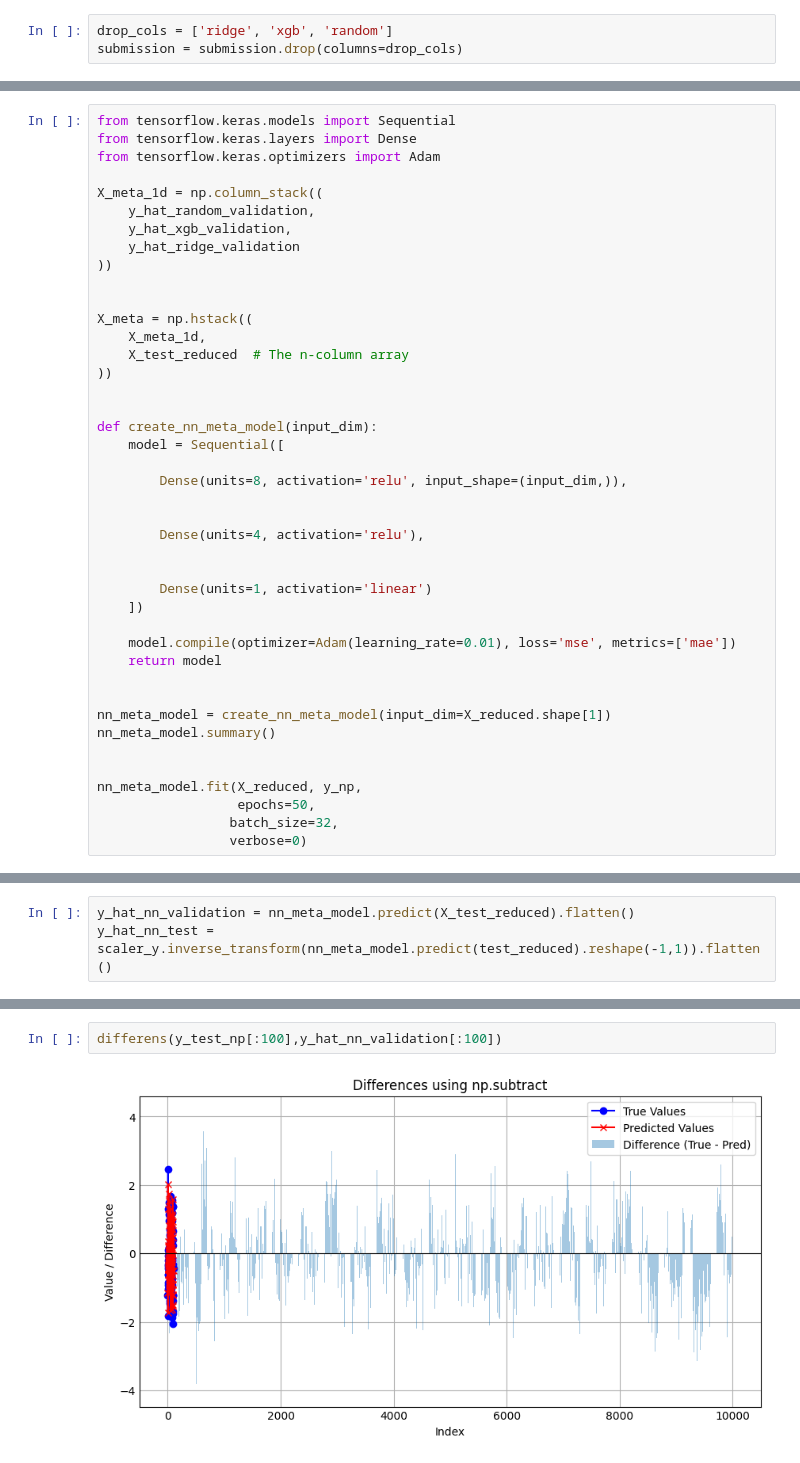
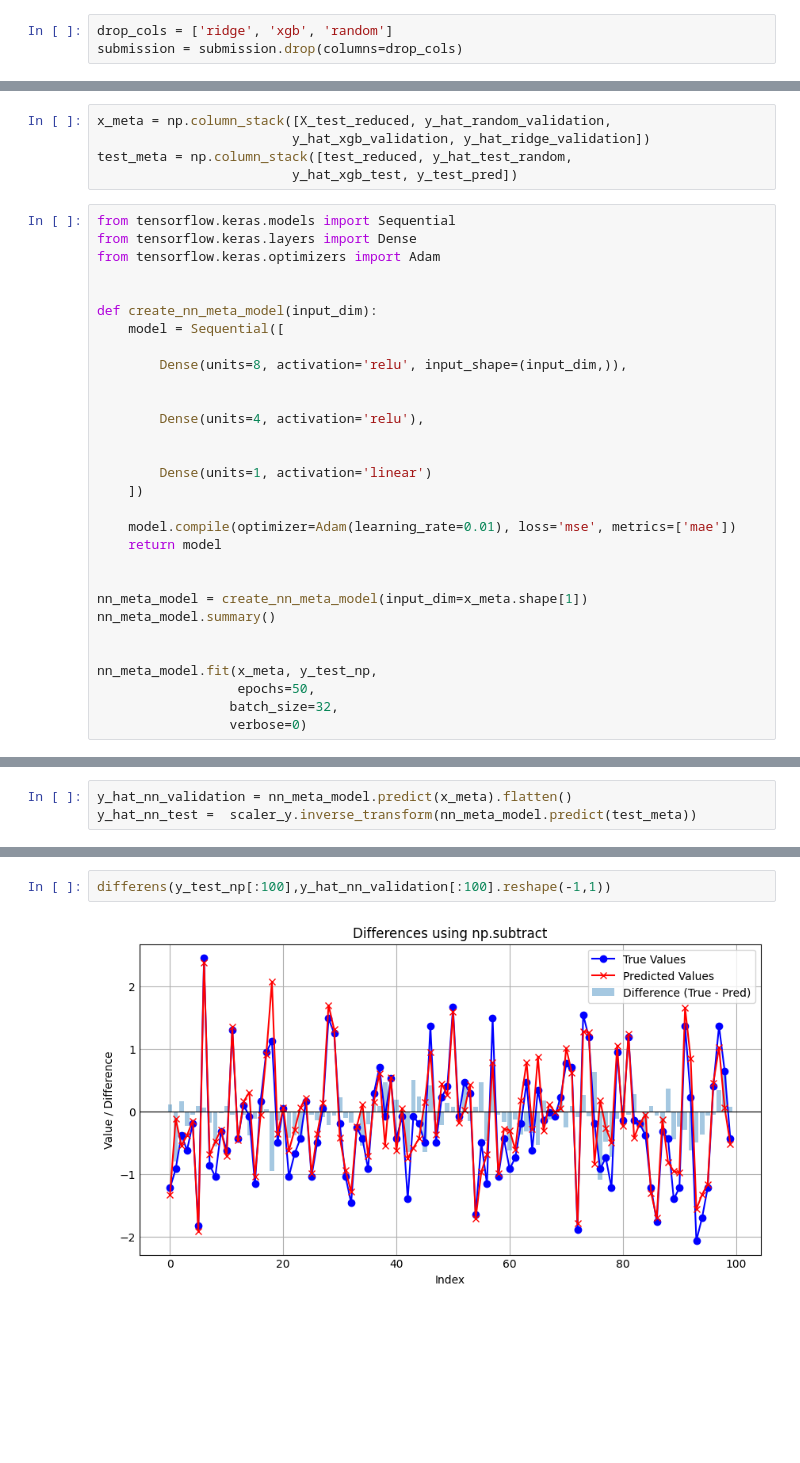
Before and after one commit to Santyamaya98/AI_and_MachineL_projects, a Jupyter notebook: road-accident.ipynb, the cells around one changed output, grey strips where cells are left out. Saved outputs shown, nothing was run; the diff lists cells and outputs as text; blank space fills up the shorter version.

```diff
--- a/road-accident.ipynb
+++ b/road-accident.ipynb
@@ -678,19 +680,12 @@ array_shape(y_hat_ridge_validation)
+# %%
+x_meta = np.column_stack([X_test_reduced, y_hat_random_validation,
+                         y_hat_xgb_validation, y_hat_ridge_validation])
+test_meta = np.column_stack([test_reduced, y_hat_test_random,
+                         y_hat_xgb_test, y_test_pred])
 # %%
 from tensorflow.keras.models import Sequential
 from tensorflow.keras.layers import Dense
 from tensorflow.keras.optimizers import Adam
-
-X_meta_1d = np.column_stack((
-    y_hat_random_validation,
-    y_hat_xgb_validation,
-    y_hat_ridge_validation
-))
-
-
-X_meta = np.hstack((
-    X_meta_1d,
-    X_test_reduced  # The n-column array
-))
 
 
 def create_nn_meta_model(input_dim):
@@ -709,11 +704,11 @@ def create_nn_meta_model(input_dim):
     return model
 
 
-nn_meta_model = create_nn_meta_model(input_dim=X_reduced.shape[1])
+nn_meta_model = create_nn_meta_model(input_dim=x_meta.shape[1])
 nn_meta_model.summary()
 
 
-nn_meta_model.fit(X_reduced, y_np,
+nn_meta_model.fit(x_meta, y_test_np,
                   epochs=50,
                  batch_size=32,
                  verbose=0)
@@ -738,6 +733,6 @@ Model: "sequential"
  Non-trainable params: 0 (0.00 B)
 <keras.src.callbacks.history.History at 0x...>
 # %%
-y_hat_nn_validation = nn_meta_model.predict(X_test_reduced).flatten()
-y_hat_nn_test =  scaler_y.inverse_transform(nn_meta_model.predict(test_reduced).reshape(-1,1)).flatten()
+y_hat_nn_validation = nn_meta_model.predict(x_meta).flatten()
+y_hat_nn_test =  scaler_y.inverse_transform(nn_meta_model.predict(test_meta))
 # %% [output]
@@ -746,5 +741,5 @@ y_hat_nn_test =  scaler_y.inverse_transform(nn_meta_model.predict(test_reduced).
 # %%
-differens(y_test_np[:100],y_hat_nn_validation[:100])
+differens(y_test_np[:100],y_hat_nn_validation[:100].reshape(-1,1))
 # %% [output]
-[figure, old version]
+[figure, new version]
 # %%
```
Also changed, not shown: parts of 16 cells of this notebook.
